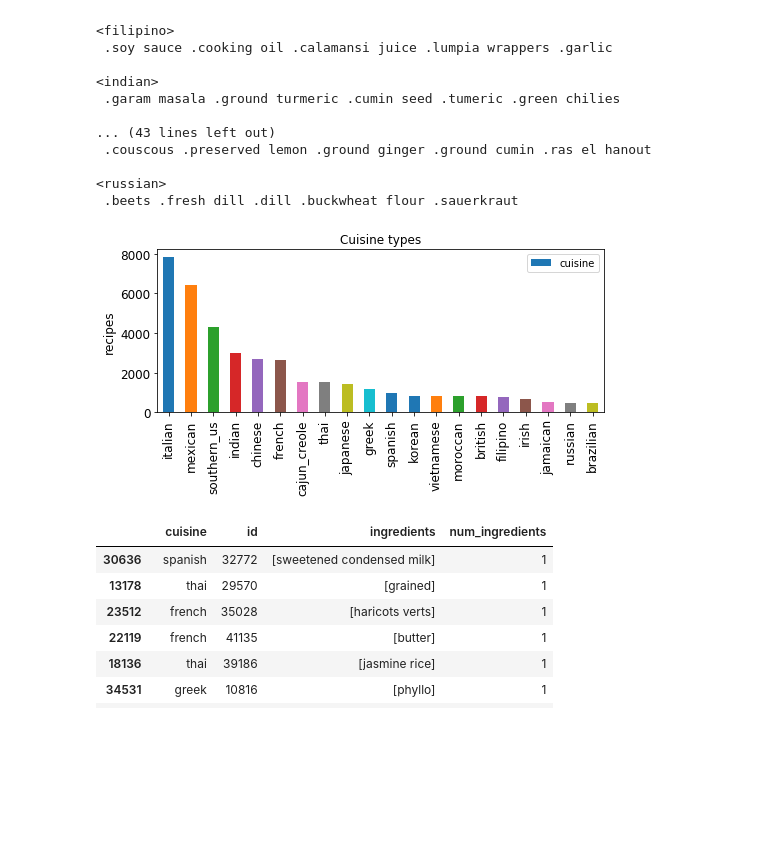
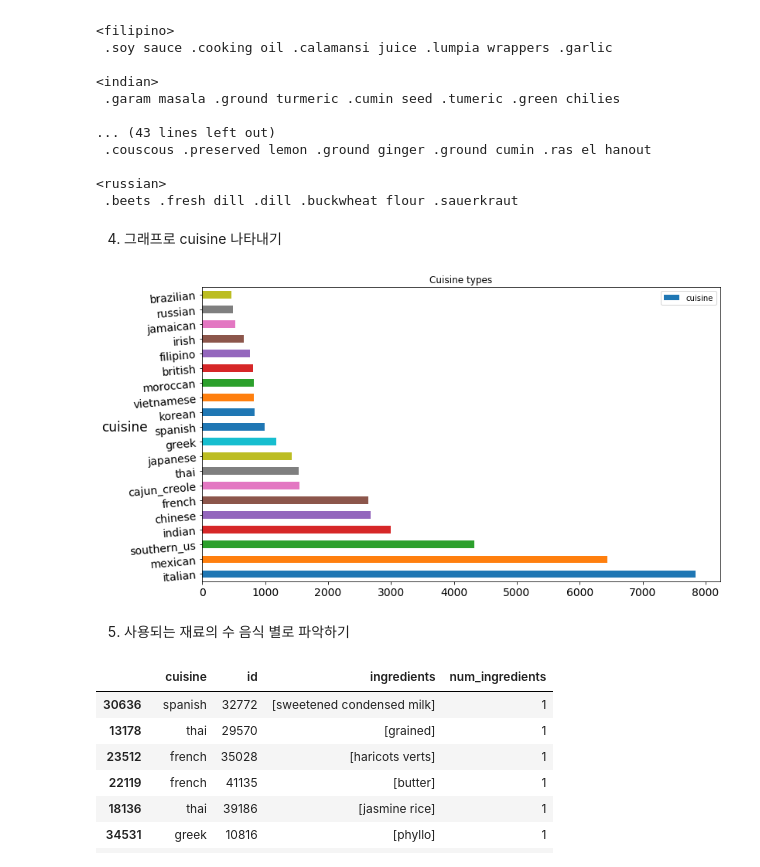
Before and after one commit to Jsoyeon/OSSP_JSY, a Jupyter notebook: ossp_jsy.ipynb, the cells around one changed output. Cells and saved outputs as stored; diff of their text form; code cells hidden in the pictures; blank space fills up the shorter version.

```diff
--- a/ossp_jsy.ipynb
+++ b/ossp_jsy.ipynb
@@ -95,15 +117,19 @@ out += " "
 
 <russian>
  .beets .fresh dill .dill .buckwheat flour .sauerkraut
+# %% [markdown]
+ 4) 그래프로 cuisine 나타내기
 # %%
 import seaborn as sns
 import matplotlib.pyplot as plt
 
-ax = train['cuisine'].value_counts().plot(kind='bar', title ="Cuisine types", figsize=(8, 3), legend=True, fontsize=12)
-ax.set_ylabel("recipes", fontsize=12)
+ax = train['cuisine'].value_counts().plot(kind='barh', title ="Cuisine types", figsize=(12, 7), legend=True, fontsize=14, rot=5)
+ax.set_ylabel("cuisine", fontsize=17, rotation=0)
 plt.show()
 # %% [output]
-[figure, old version]
+[figure, new version]
+# %% [markdown]
+ 5) 사용되는 재료의 수 음식 별로 파악하기
 # %%
 train['num_ingredients'] = train['ingredients'].apply(lambda x: len(x))
 test['num_ingredients'] = test['ingredients'].apply(lambda x: len(x))
```
Also changed, not shown: parts of 26 cells of this notebook, 1 other file.
